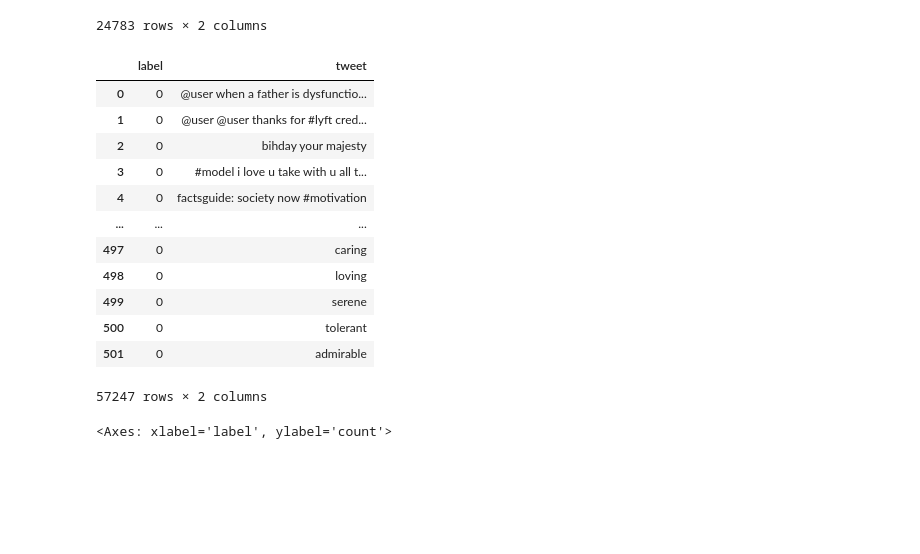
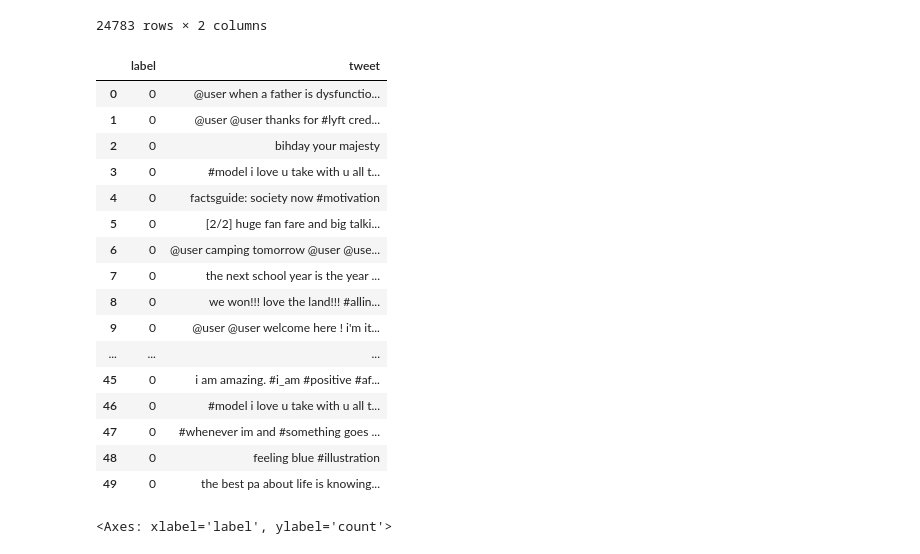
Before and after one commit to sidd-1311/Profanity-and-Hate-Speech-Detector, a Jupyter notebook: code.ipynb, the cells around one changed output. Drawn from its saved outputs; the diff is of its cells as text; code cells hidden in the pictures; blank space fills up the shorter version.

Commit message:
Designed Model

```diff
--- a/code.ipynb
+++ b/code.ipynb
@@ -353,22 +353,26 @@ df_rd
 # %%
 #Combining all the three dataframes(df_f,df_id, df_rd)
 frame = [df_id, df_rd, df_f]
-data_frame = pd.concat(frame)
-data_frame
+data_frame = pd.concat(frame, ignore_index= True)
+data_frame.head(50)
 # %% [output]
 |  | label | tweet |
 | 0 | 0 | @user when a father is dysfunctio... |
 | 1 | 0 | @user @user thanks for #lyft cred... |
 | 2 | 0 | bihday your majesty |
 | 3 | 0 | #model i love u take with u all t... |
 | 4 | 0 | factsguide: society now #motivation |
+| 5 | 0 | [2/2] huge fan fare and big talki... |
+| 6 | 0 | @user camping tomorrow @user @use... |
+| 7 | 0 | the next school year is the year ... |
+| 8 | 0 | we won!!! love the land!!! #allin... |
+| 9 | 0 | @user @user welcome here ! i'm it... |
 | ... | ... | ... |
-| 497 | 0 | caring |
-| 498 | 0 | loving |
-| 499 | 0 | serene |
-| 500 | 0 | tolerant |
-| 501 | 0 | admirable |
+| 45 | 0 | i am amazing. #i_am #positive #af... |
+| 46 | 0 | #model i love u take with u all t... |
+| 47 | 0 | #whenever im and #something goes ... |
+| 48 | 0 | feeling blue #illustration |
+| 49 | 0 | the best pa about life is knowing... |
-57247 rows × 2 columns
 # %%
 sns.countplot(x="label", data=data_frame) #0=no hate, 1= hate
 # %% [output]
```
Also changed, not shown: parts of 16 cells of this notebook.
